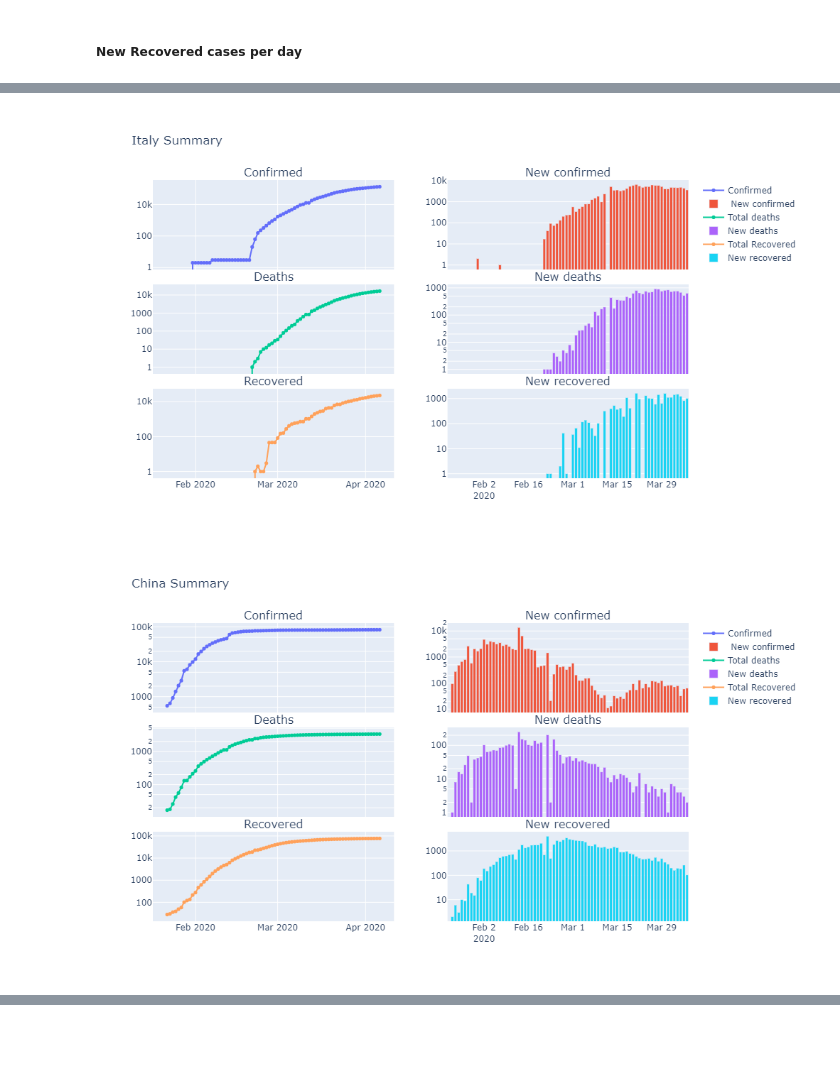
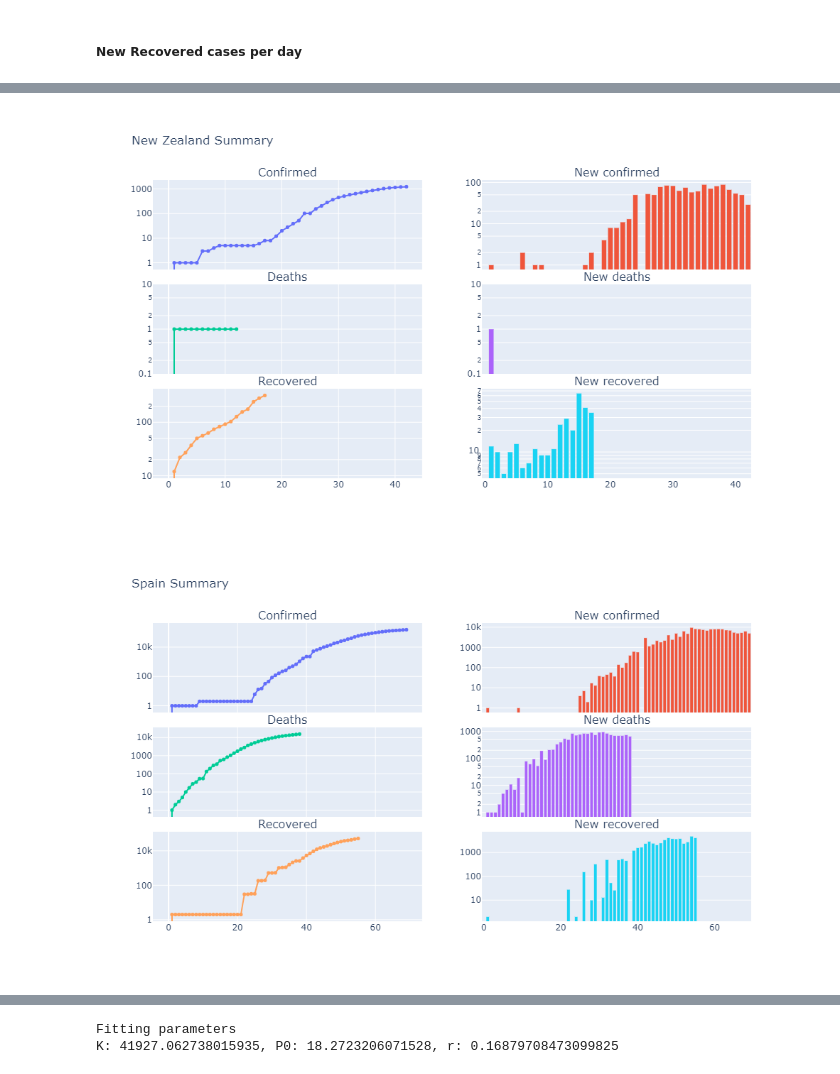
Before and after one commit to lozass/covid-19-analysis, a Jupyter notebook: Covid-19-analysis.ipynb, the cells around one changed output, grey strips where cells are left out. Cells and saved outputs as stored; diff of their text form; code cells hidden in the pictures; blank space fills up the shorter version.

Commit message:
add prediction population model graph

```diff
--- a/Covid-19-analysis.ipynb
+++ b/Covid-19-analysis.ipynb
@@ -52,6 +56,11 @@ confirmedresultset.reset_index(level=['Date'], inplace=True) #put Date back to c
 confirmedresultset['Date']=pd.to_datetime(confirmedresultset['Date'], format='%m/%d/%y') #convert column to type Date
 confirmedresultset=confirmedresultset.sort_values(['Country','Date'], ascending=True) #sort by Country then Date
 confirmedresultset['DailyChange']=confirmedresultset['Confirmed'].diff()
+confirmedresultset['Days']=0
 confirmedresultset.loc[confirmedresultset['DailyChange']<0,"DailyChange"]=np.nan
+for country in interestingCountries:
+    length=len(confirmedresultset.loc[country,'Days'])
+    dayOne=next((i for i, x in enumerate(confirmedresultset[confirmedresultset.index == country].Confirmed) if x), length)
+    confirmedresultset.loc[country,"Days"][dayOne:length]=range(1,length-dayOne+1) # 1st day with a Confirmed case
 confirmedresultset
 # %% [output]
@@ -77,6 +95,11 @@ deathsresultset.reset_index(level=['Date'], inplace=True) #put Date back to colu
 deathsresultset['Date']=pd.to_datetime(deathsresultset['Date'], format='%m/%d/%y') #convert column to type Date
 deathsresultset=deathsresultset.sort_values(['Country','Date'], ascending=True) #sort by Country then Date
 deathsresultset['DailyChange']=deathsresultset['Deaths'].diff()
+deathsresultset['Days']=0
 deathsresultset.loc[deathsresultset['DailyChange']<0,"DailyChange"]=np.nan
+for country in interestingCountries:
+    length=len(deathsresultset.loc[country,'Days'])
+    dayOne=next((i for i, x in enumerate(deathsresultset[deathsresultset.index == country].Deaths) if x), length)
+    deathsresultset.loc[country,"Days"][dayOne:length]=range(1,length-dayOne+1) # 1st day with a Death case
 deathsresultset
 # %% [output]
@@ -102,6 +134,11 @@ recoveredresultset.reset_index(level=['Date'], inplace=True) #put Date back to c
 recoveredresultset['Date']=pd.to_datetime(recoveredresultset['Date'], format='%m/%d/%y') #convert column to type Date
 recoveredresultset=recoveredresultset.sort_values(['Country','Date'], ascending=True) #sort by Country then Date
 recoveredresultset['DailyChange']=recoveredresultset['Recovered'].diff()
+recoveredresultset['Days']=0
 recoveredresultset.loc[recoveredresultset['DailyChange']<0,"DailyChange"]=np.nan
+for country in interestingCountries:
+    length=len(recoveredresultset.loc[country,'Days'])
+    dayOne=next((i for i, x in enumerate(recoveredresultset[recoveredresultset.index == country].Recovered) if x), length)
+    recoveredresultset.loc[country,'Days'][dayOne:length]=range(1,length-dayOne+1) # 1st day with a recovered case
 recoveredresultset
 # %% [output]
@@ -209,0 +282,16 @@ fignc.show()
+# %%
+series = []
+for country in interestingCountries:
+    if country in highlightedCountries:
+        focus = 1
+    else:
+        focus = 0.3
+    series.append(
+        go.Scatter(
+            x=confirmedresultset[confirmedresultset.index == country].Days,
+            y=confirmedresultset[confirmedresultset.index == country].DailyChange,
+            name=country+" new confirmed",
+            mode="markers", opacity=focus,
+            marker={"symbol":"circle", "size": 5},
+            )
+        )
@@ -332,7 +428,7 @@ for country in highlightedCountries:
     )
     figbr.add_trace(
         go.Scatter(
-            x=confirmedresultset[confirmedresultset.index == country].Date,
+            x=confirmedresultset[confirmedresultset.index == country].Days,
             y=confirmedresultset[confirmedresultset.index == country].Confirmed,
             name="Confirmed",
             mode="markers+lines", opacity=focus,
@@ -342,7 +438,7 @@ for country in highlightedCountries:
     )
     figbr.add_trace(
         go.Bar(
-            x=confirmedresultset[confirmedresultset.index==country].Date,
+            x=confirmedresultset[confirmedresultset.index==country].Days,
             y=confirmedresultset[confirmedresultset.index==country].DailyChange,
             name=" New confirmed",
         ),
@@ -350,7 +446,7 @@ for country in highlightedCountries:
     )
     figbr.add_trace(
         go.Scatter(
-            x=deathsresultset[deathsresultset.index == country].Date,
+            x=deathsresultset[deathsresultset.index == country].Days,
             y=deathsresultset[deathsresultset.index == country].Deaths,
             name="Total deaths",
             mode="markers+lines", opacity=focus,
@@ -361,7 +457,7 @@ for country in highlightedCountries:
     )
     figbr.add_trace(
         go.Bar(
-            x=deathsresultset[deathsresultset.index == country].Date,
+            x=deathsresultset[deathsresultset.index == country].Days,
             y=deathsresultset[deathsresultset.index == country].DailyChange,
             name="New deaths",
             ),
@@ -369,7 +465,7 @@ for country in highlightedCountries:
     )
     figbr.add_trace(
     go.Scatter(
-            x=recoveredresultset[recoveredresultset.index == country].Date,
+            x=recoveredresultset[recoveredresultset.index == country].Days,
             y=recoveredresultset[recoveredresultset.index == country].Recovered,
             name="Total Recovered",
             mode="markers+lines", opacity=focus,
@@ -379,7 +475,7 @@ for country in highlightedCountries:
     )
     figbr.add_trace(
         go.Bar(
-            x=recoveredresultset[recoveredresultset.index == country].Date,
+            x=recoveredresultset[recoveredresultset.index == country].Days,
             y=recoveredresultset[recoveredresultset.index == country].DailyChange,
             name="New recovered",
             ),
@@ -387,7 +483,7 @@ for country in highlightedCountries:
     )
     figbr.update_layout(
         height=600,
-        showlegend=True,
+        showlegend=False,
         title_text=country+ " Summary",
     )
     figbr.update_yaxes(type='log')
@@ -398,2 +494,2 @@ for country in highlightedCountries:
-[figure, old version]
+[figure, new version]
-[figure, old version]
+[figure, new version]
@@ -399,0 +503,12 @@ for country in highlightedCountries:
+# %%
+# fitting functions
+def f(t, K, P0, r):
+    return  (K / (1 + ((K-P0)/P0)*np.exp(-r*t)))
+
+# fitting
+popt, pcov = curve_fit(f, x_values, y_values, p0=[1, 1, 0.5], maxfev=300000)
+print(f"Fitting parameters")
+print(f"K: {popt[0]}, P0: {popt[1]}, r: {popt[2]}")
+# %% [output]
+Fitting parameters
+K: 41927.062738015935, P0: 18.2723206071528, r: 0.16879708473099825
```
Also changed, not shown: parts of 23 cells of this notebook, 2 other files.
